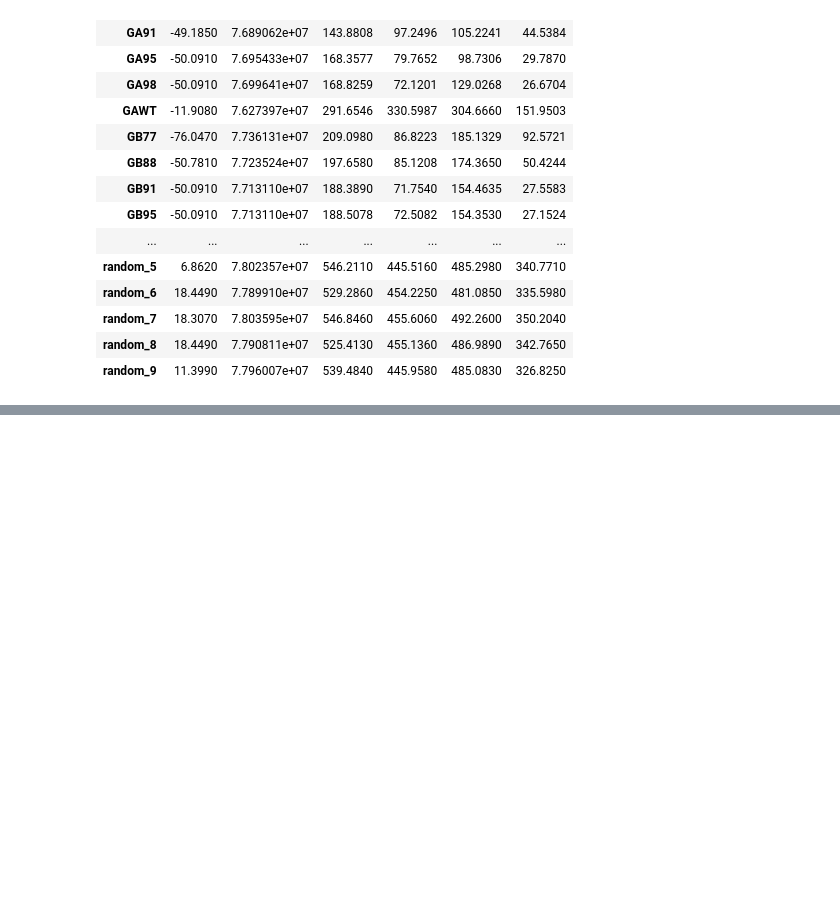
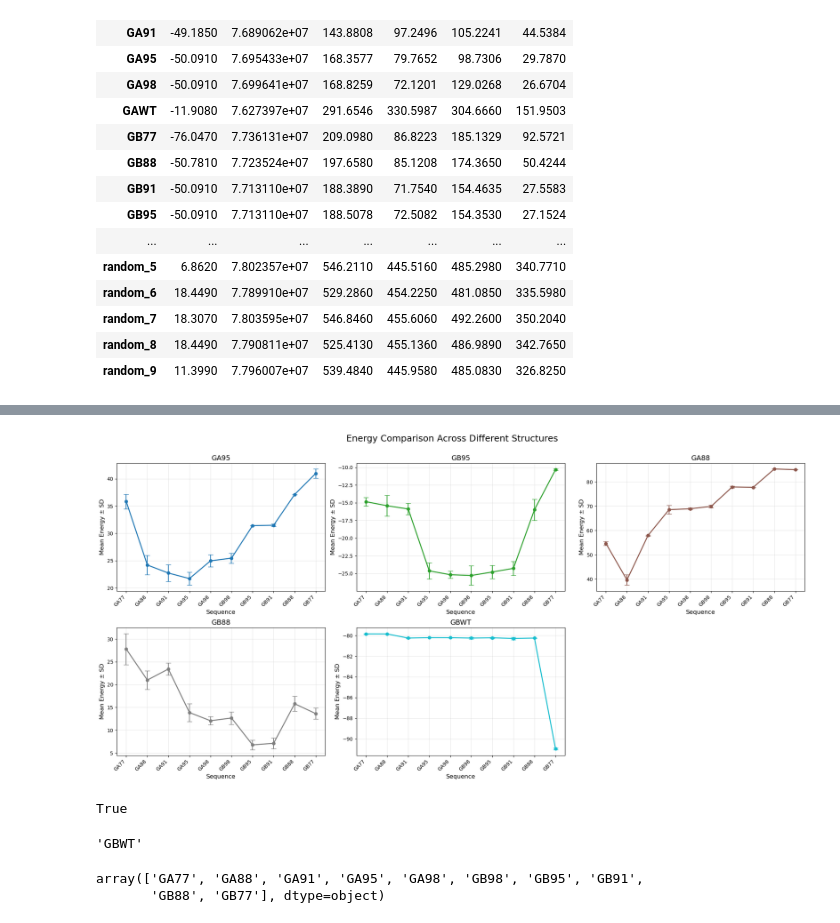
Before and after one commit to GeroyUsilov/bb-scripts, a Jupyter notebook: flex_comparison.ipynb, the cells around one changed output, grey strips where cells are left out. Cells and saved outputs as stored; diff of their text form; code cells hidden in the pictures; blank space fills up the shorter version.

```diff
--- a/flex_comparison.ipynb
+++ b/flex_comparison.ipynb
@@ -127,0 +206,75 @@ plt.show()
+# %%
+import matplotlib.pyplot as plt
+import numpy as np
+import matplotlib.cm as cm
+
+# Create a larger figure with better layout
+fig, axs = plt.subplots(2, 3, figsize=(20, 10))
+axs = axs.flatten()  # Flatten the 2D array of axes for easier indexing
+
+sequence_order = ['GA77','GA88','GA91', 'GA95','GA98','GB98', 'GB95','GB91','GB88', 'GB77']
+colors = plt.cm.tab10(np.linspace(0, 1, len(struct_dict)))  # Create a color cycle
+
+# Create a subplot for each structure
+for i, struct in enumerate(struct_dict):
+    if i < len(axs):  # Make sure we don't exceed the number of subplots
+        plot_df = flex_avg_df.loc[sequence_order]
+        plot_energies = np.array(plot_df[struct])
+        plot_labels = np.array(plot_df.index)
+
+        # Get the standard deviations from the std DataFrame
+        plot_std = np.array(flex_std_df.loc[sequence_order][struct])
+
+        # Plot on the corresponding subplot with color cycling and error bars
+        axs[i].errorbar(
+            range(len(plot_labels)),
+            plot_energies,
+            yerr=plot_std,
+            marker='o',
+            color=colors[i],
+            linewidth=2,
+            capsize=5,  # Adds caps to the error bars
+            ecolor=colors[i],  # Same color as the line
+            markersize=6,
+            elinewidth=1.5  # Width of the error bar line
+        )
+
+        axs[i].set_title(struct_dict[struct], fontsize=14)
+        axs[i].grid(True, alpha=0.3)
+
+        # Rotate x-axis labels to prevent overcrowding
+        axs[i].set_xticks(range(len(plot_labels)))
+        axs[i].set_xticklabels(plot_labels, rotation=45, ha='right', fontsize=10)
+
+        # Set y-label for all subplots for clarity
+        axs[i].set_ylabel('Mean Energy ± SD', fontsize=12)  # Updated label to indicate error bars
+        axs[i].set_xlabel('Sequence', fontsize=12)
+
+# Remove any unused subplots
+for j in range(i+1, len(axs)):
+    fig.delaxes(axs[j])
+
+# Add a main title
+fig.suptitle('Energy Comparison Across Different Structures', fontsize=18, y=0.98)
+
+# Adjust layout to prevent overlap
+plt.tight_layout()
+plt.subplots_adjust(top=0.9)
+
+# Show the plot
+plt.show()
+# %% [output]
+[figure, added]
+# %%
+'GB77' in sequence_order
+# %% [output]
+True
+# %%
+struct_dict[struct]
+# %% [output]
+'GBWT'
+# %%
+np.array(plot_df.index)
+# %% [output]
+array(['GA77', 'GA88', 'GA91', 'GA95', 'GA98', 'GB98', 'GB95', 'GB91',
+       'GB88', 'GB77'], dtype=object)
```
Also changed, not shown: parts of 9 cells of this notebook, 9 other files.
